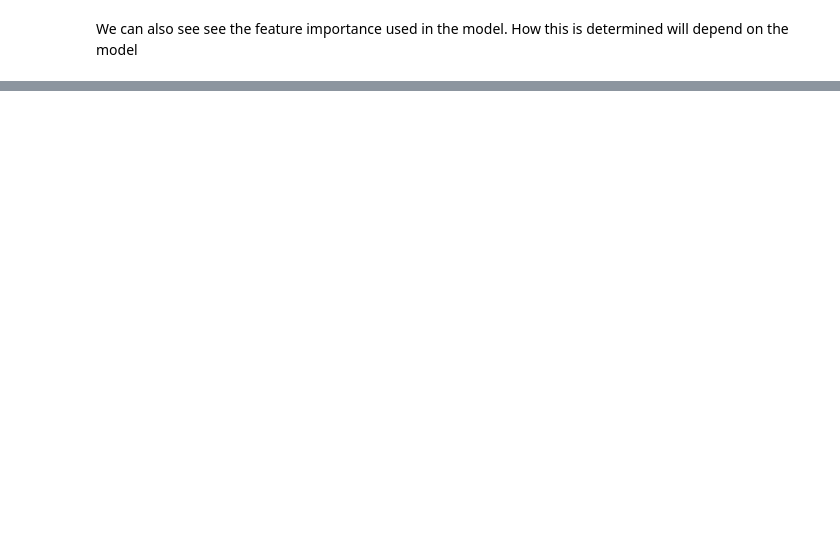
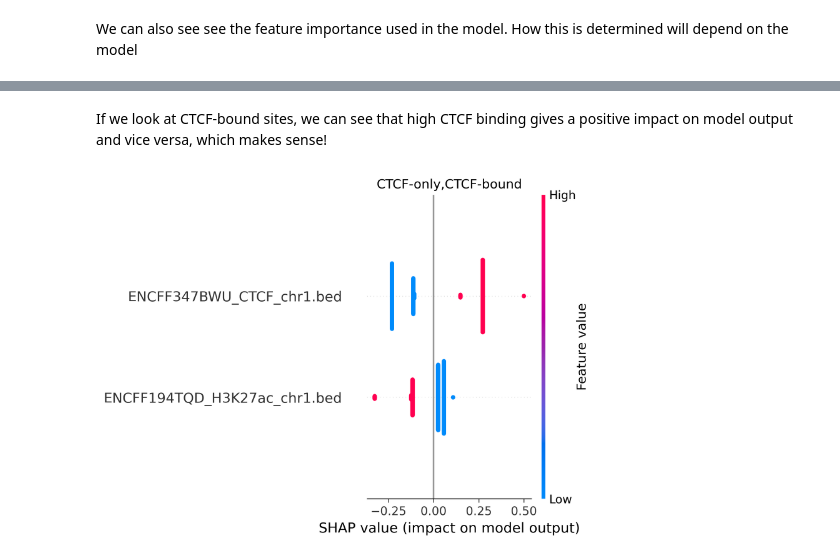
Before and after one commit to efriman/PeakPredict, a Jupyter notebook: docs/Walkthrough_examples.ipynb, the cells around one changed output, grey strips where cells are left out. Cells and saved outputs as stored; diff of their text form; code cells hidden in the pictures; blank space fills up the shorter version.

```diff
--- a/docs/Walkthrough_examples.ipynb
+++ b/docs/Walkthrough_examples.ipynb
@@ -113,0 +173,6 @@ Image('mm10-cCREs_overlap_H3K27ac_CTCF_chr1_RandomForestClassifier_feature_impor
+# %% [markdown]
+If we look at CTCF-bound sites, we can see that high CTCF binding gives a positive impact on model output and vice versa, which makes sense!
+# %%
+Image("./mm10-cCREs_overlap_H3K27ac_CTCF_chr1_SHAP_CTCF-only,CTCF-bound_RandomForestClassifier.png", width=500)
+# %% [output]
+[figure, added]
```
Also changed, not shown: parts of 15 cells of this notebook, 5 other files.
